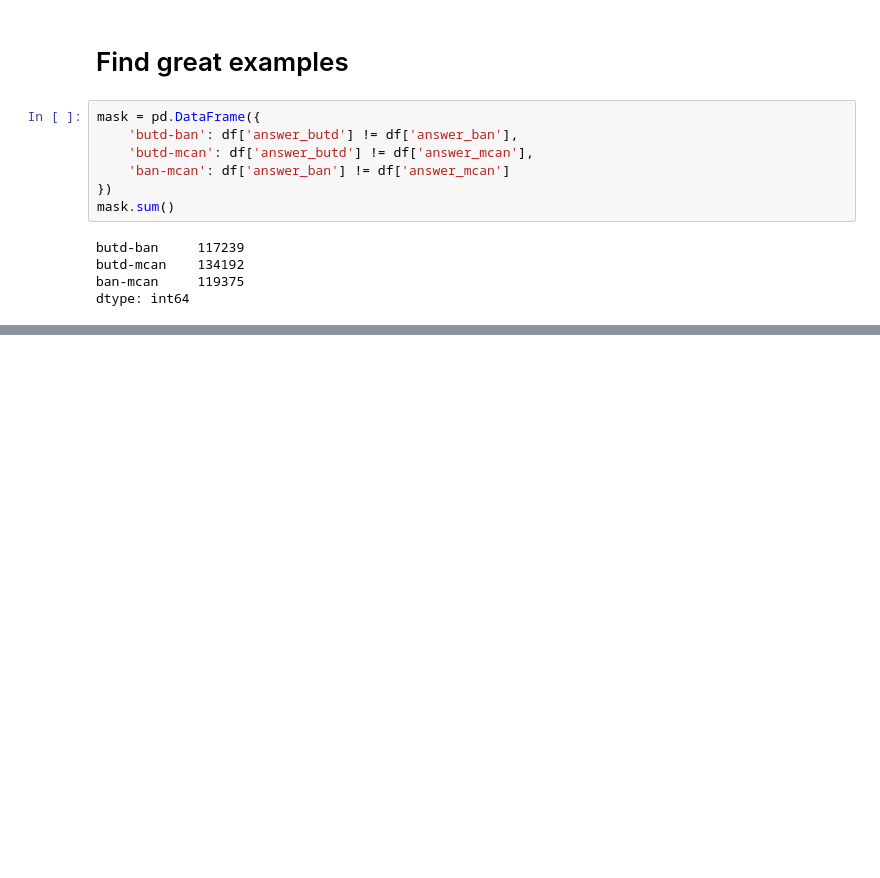
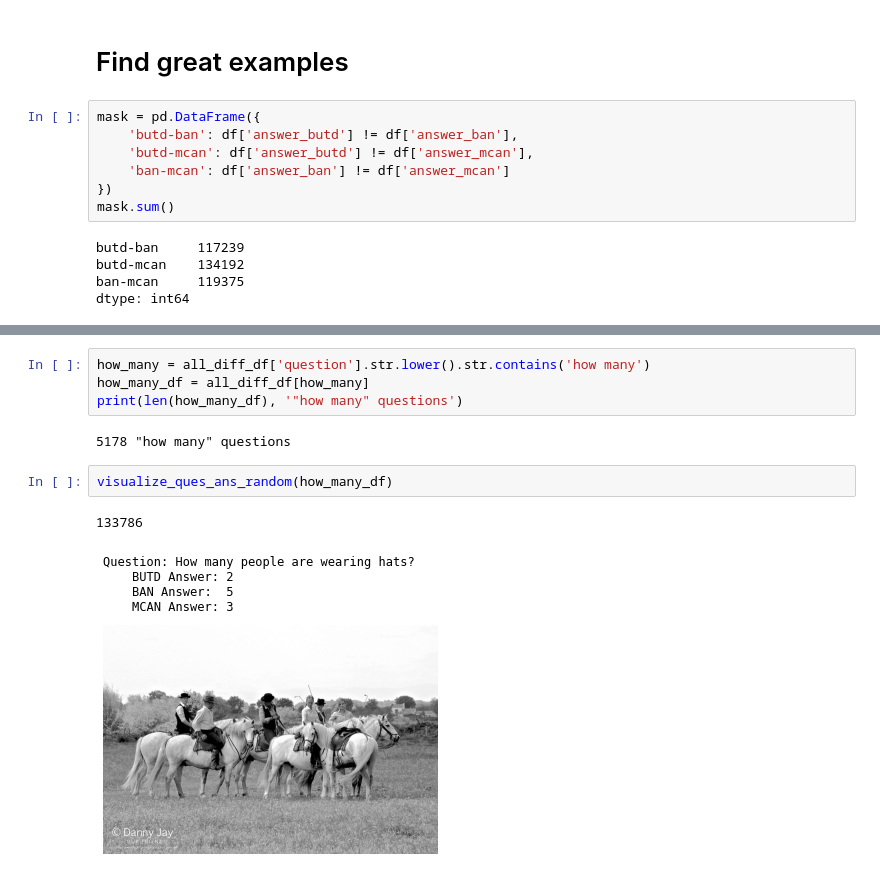
Before and after one commit to zhaoyi3264/openvqa, a Jupyter notebook: visualization.ipynb, the cells around one changed output, grey strips where cells are left out. Drawn from its saved outputs; the diff is of its cells as text; blank space fills up the shorter version.

```diff
--- a/visualization.ipynb
+++ b/visualization.ipynb
@@ -230,0 +259,11 @@ visualize_bbox(df.iloc[45])
+# %%
+how_many = all_diff_df['question'].str.lower().str.contains('how many')
+how_many_df = all_diff_df[how_many]
+print(len(how_many_df), '"how many" questions')
+# %% [output]
+5178 "how many" questions
+# %%
+visualize_ques_ans_random(how_many_df)
+# %% [output]
+133786
+[figure, added]
```
Also changed, not shown: parts of 13 cells of this notebook.
